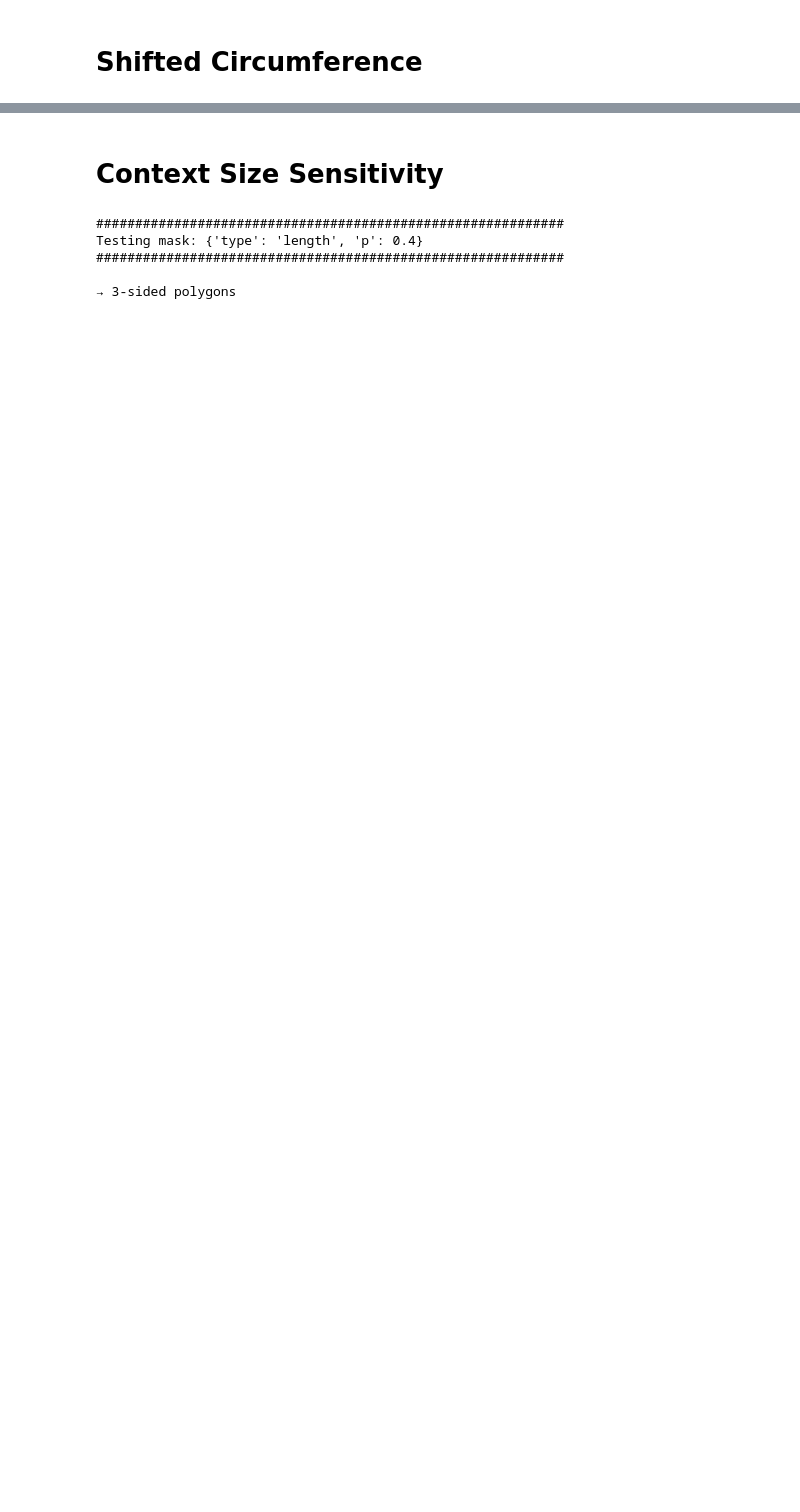
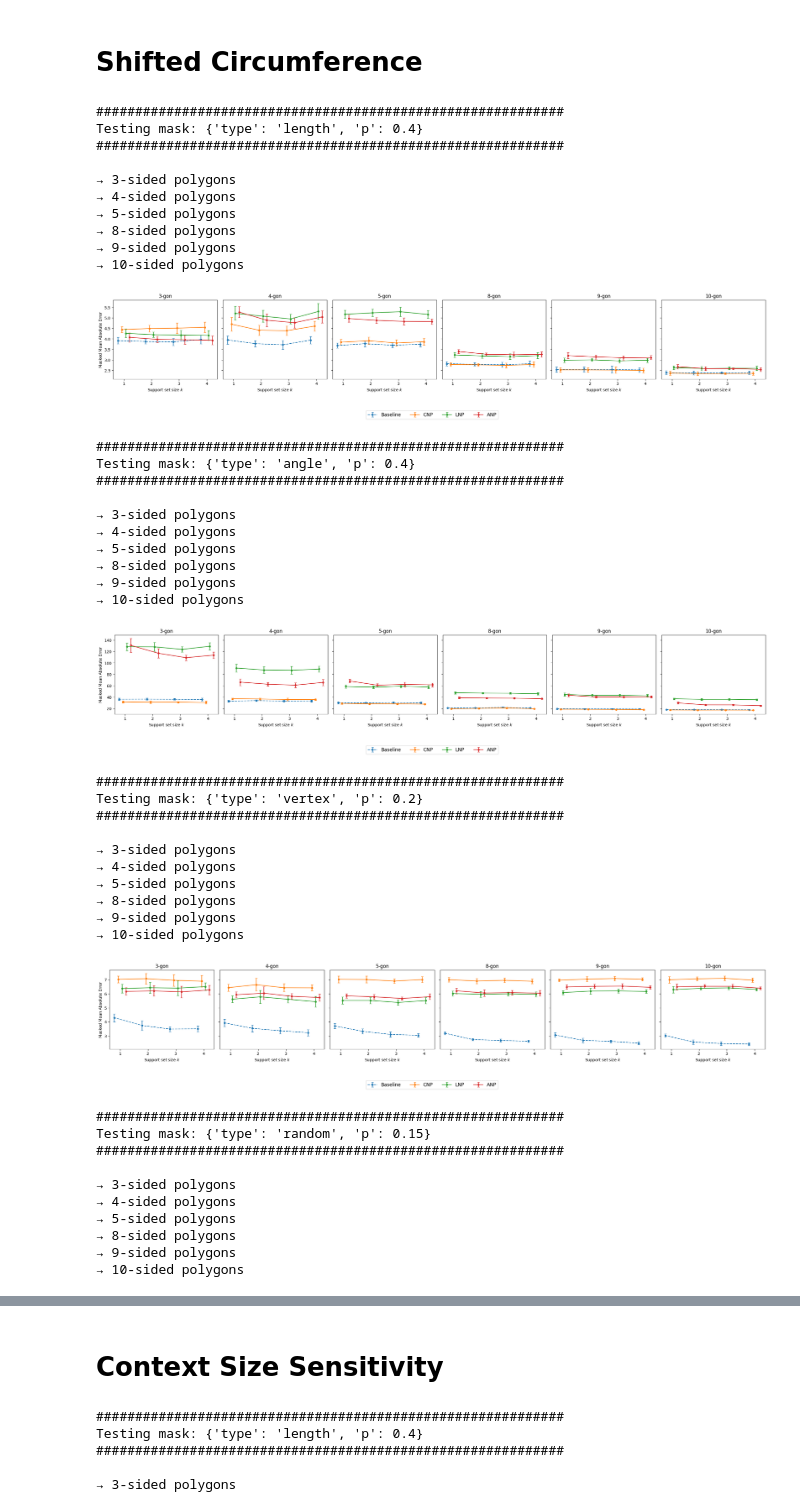
Before and after one commit to Fox4Song/fyp, a Jupyter notebook: notebooks/polygon/masked_completion_task/masked_completion_eval.ipynb, the cells around one changed output, grey strips where cells are left out. Saved outputs shown, nothing was run; the diff lists cells and outputs as text; code cells hidden in the pictures; blank space fills up the shorter version.

```diff
--- a/notebooks/polygon/masked_completion_task/masked_completion_eval.ipynb
+++ b/notebooks/polygon/masked_completion_task/masked_completion_eval.ipynb
@@ -818,10 +866,12 @@ print(f"Saved consolidated results to ../notebooks/polygon/masked_completion_tas
 # %% [markdown]
 # Shifted Circumference
 # %%
-sides = range(3, 9) # 3-8
-context_sizes = list(range(1, 6)) # 1-5
+sides = [3, 4, 5, 8, 9, 10]
+context_sizes = list(range(1, 5)) # 1-4
 runs_per_size = 10
 tf_max_seq_len = 512
+center=(12,12)
+radius=6
 
 mask_configs = [
     {"type": "length", "p": 0.4},
@@ -846,10 +896,10 @@ for mask_cfg in mask_configs:
             batch_size=128,
             max_num_context=MAX_CONTEXT_POINTS,
             max_seq_len=x_size,
-            min_num_sides=s,
-            max_num_sides=s,
-            center=(12,12),
-            radius=6,
+            min_num_sides=3,
+            max_num_sides=12,
+            center=center,
+            radius=radius,
             testing=True,
         )
 
@@ -859,16 +909,20 @@ for mask_cfg in mask_configs:
             np_model=np_model,
             anp_model=anp_model,
             tf_model=tf_model,
+            tf_explicit_model=tf_explicit_model,
             tf_max_seq_len=tf_max_seq_len,
             context_sizes=context_sizes,
+            sides=s,
             runs_per_size=runs_per_size,
+            max_num_sides=12,
             mask_cfg=mask_cfg,
             device=device
         )
 
         results[s]["masked_mae"], results[s]["masked_mae_std"] = masked_mae, masked_mae_std
 
-        for model_name in ['Baseline', 'CNP','LNP','ANP','TF', 'FSTF']:
+        # for model_name in ['Baseline', 'CNP','LNP','ANP','TF', 'FSTF']:
+        for model_name in ['Baseline', 'CNP','LNP','ANP']:
             for k in context_sizes:
                 m  = results[s]['masked_mae'][model_name][k]["masked_mae"]
                 sd = results[s]['masked_mae_std'][ model_name][k]["masked_mae"]
@@ -888,12 +942,12 @@ for mask_cfg in mask_configs:
         ('sum_err',    'Masked Sum Error'),
     ]
     model_plotting = [
-        ('Baseline', '-o'),
+        ('Baseline', '--o'),
         ('CNP', '-o'),
         ('LNP',  '-o'),
         ('ANP', '-o'),
-        ('TF',  '-o'),
-        ('FSTF', '-o'),
+        # ('TF',  '-o'),
+        # ('FSTF', '-o'),
     ]
 
     ncols = len(sides)
@@ -913,6 +967,12 @@ for mask_cfg in mask_configs:
         for (model_name, marker), dx in zip(model_plotting, offsets):
             ys   = [results[s]['masked_mae'][model_name][k]["masked_mae"] for k in context_sizes]
             yerr = [results[s]['masked_mae_std'][model_name][k]["masked_mae"] for k in context_sizes]
+            if mask_cfg['type'] in ('length', 'vertex'):
+                ys = Polygon._unnormalise_lengths(ys, 3)
+                yerr = Polygon._unnormalise_lengths(yerr, 3)
+            if mask_cfg['type'] == 'angle':
+                ys = Polygon._unnormalise_angles(ys)
+                yerr = Polygon._unnormalise_angles(yerr)
             ax.errorbar(
                 context_sizes+dx,
                 ys,
@@ -923,30 +983,74 @@ for mask_cfg in mask_configs:
                 linewidth=1.5,
                 label=model_name,
             )
         ax.set_title(f"{s}-gon")
         ax.set_xlabel("Support set size $k$")
         ax.set_xticks(context_sizes)
         ax.set_xticklabels(context_sizes)
 
     axes[0].set_ylabel("Masked Mean Absolute Error")
 
     # one legend for all
     fig.legend(
         [m for m,_ in model_plotting],
         loc='upper center',
         ncol=len(model_plotting),
         bbox_to_anchor=(0.5, -0.05),
         fontsize=12,
     )
 
     fig.tight_layout(rect=[0,0.05,1,1])
     if mask_cfg['type'] == "random":
         fig.savefig(f"../notebooks/polygon/masked_completion_task/figures/shifted_vertex_{mask_cfg['type']}{mask_cfg.get('p', '')}.pdf",
                     bbox_inches='tight',)
     else:
         fig.savefig(f"../notebooks/polygon/masked_completion_task/figures/shifted_vertex_{mask_cfg['type']}{mask_cfg.get('p', '')}.pdf")
     plt.show()
 
 df = pd.DataFrame(all_rows)
 df.to_csv('../notebooks/polygon/masked_completion_task/figures/shifted_vertex_results.csv', index=False)
 print(f"Saved consolidated results to ../notebooks/polygon/masked_completion_task/figures/shifted_vertex_results.csv")
+# %% [output]
+############################################################
+Testing mask: {'type': 'length', 'p': 0.4}
+############################################################
+
+→ 3-sided polygons
+→ 4-sided polygons
+→ 5-sided polygons
+→ 8-sided polygons
+→ 9-sided polygons
+→ 10-sided polygons
+[figure, added]
+############################################################
+Testing mask: {'type': 'angle', 'p': 0.4}
+############################################################
+
+→ 3-sided polygons
+→ 4-sided polygons
+→ 5-sided polygons
+→ 8-sided polygons
+→ 9-sided polygons
+→ 10-sided polygons
+[figure, added]
+############################################################
+Testing mask: {'type': 'vertex', 'p': 0.2}
+############################################################
+
+→ 3-sided polygons
+→ 4-sided polygons
+→ 5-sided polygons
+→ 8-sided polygons
+→ 9-sided polygons
+→ 10-sided polygons
+[figure, added]
+############################################################
+Testing mask: {'type': 'random', 'p': 0.15}
+############################################################
+
+→ 3-sided polygons
+→ 4-sided polygons
+→ 5-sided polygons
+→ 8-sided polygons
+→ 9-sided polygons
+→ 10-sided polygons
```
Also changed, not shown: parts of 4 cells of this notebook, 2 other files.
